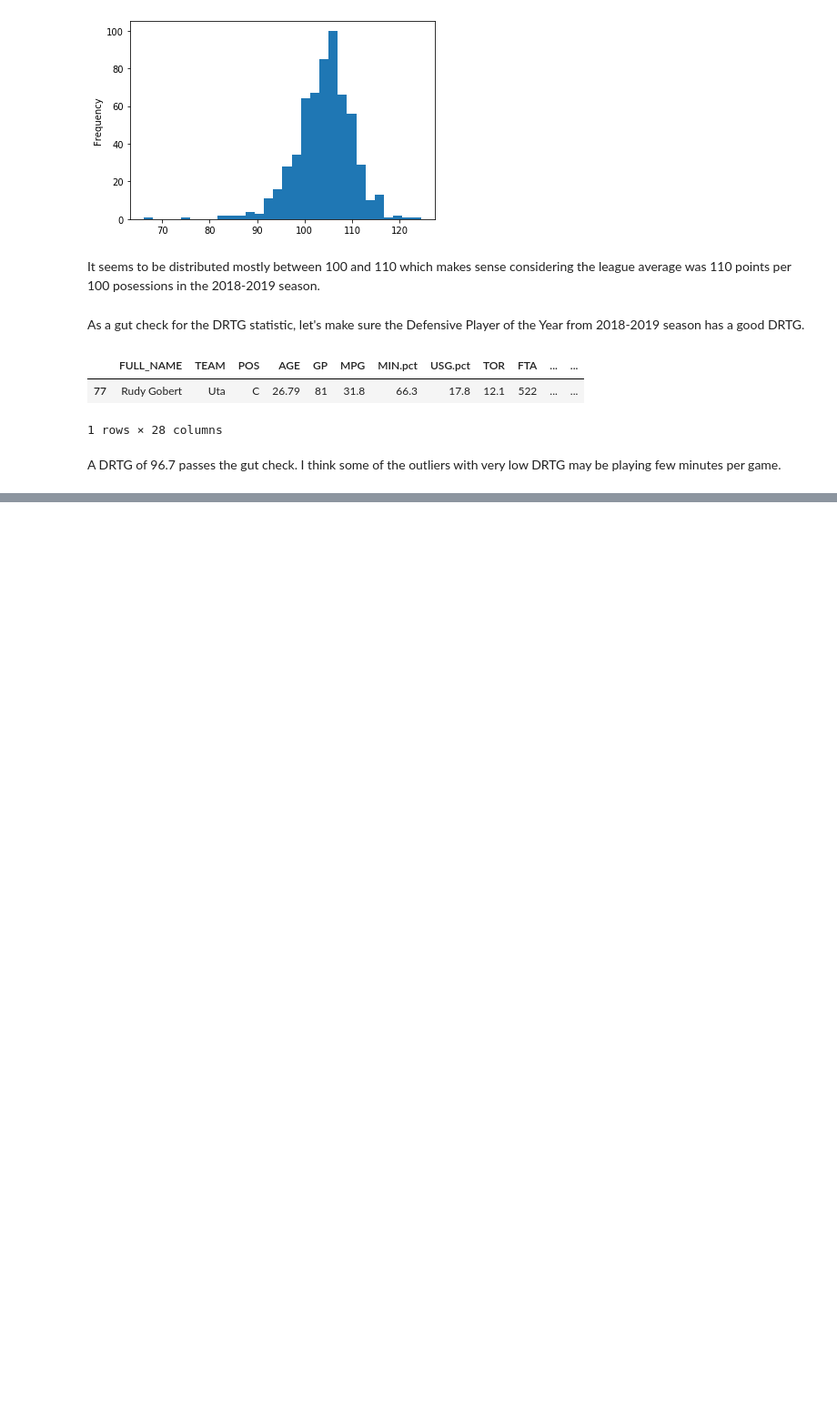
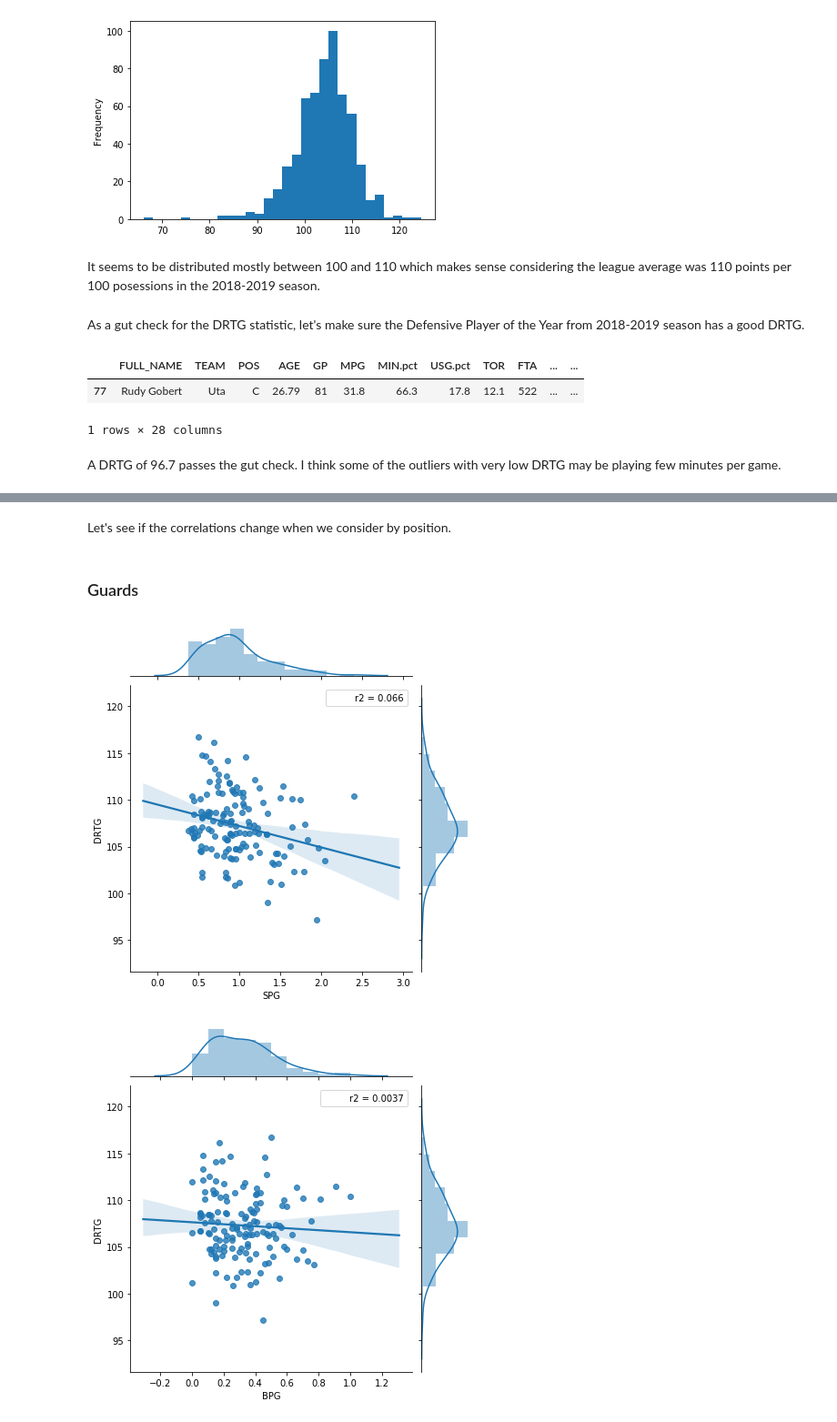
Before and after one commit to ryland-mortlock/final-project, a Jupyter notebook: final-project.ipynb, the cells around one changed output, grey strips where cells are left out. Shown at 91% size. Cells and saved outputs as stored; diff of their text form; code cells hidden in the pictures; blank space fills up the shorter version.

```diff
--- a/final-project.ipynb
+++ b/final-project.ipynb
@@ -110,0 +155,14 @@ nba_df.plot(x = "MPG", y = "DRTG", style = 'o')
+# %%
+nba_guards = nba_df_clean.query('POS == "G" or POS == "G-F"')
+nba_forwards = nba_df_clean[nba_df_clean.POS == "F"]
+nba_centers = nba_df_clean.query('POS == "C" or POS == "F-C"')
+# %% [markdown]
+Let's see if the correlations change when we consider by position.
+# %% [markdown]
+### Guards
+# %%
+sns.jointplot(x=nba_guards.SPG, y=nba_guards.DRTG, kind = "reg", stat_func=r2);
+sns.jointplot(x=nba_guards.BPG, y=nba_guards.DRTG, kind = "reg", stat_func=r2);
+# %% [output]
+[figure, added]
+[figure, added]
```
Also changed, not shown: parts of 22 cells of this notebook, 2 other files.
